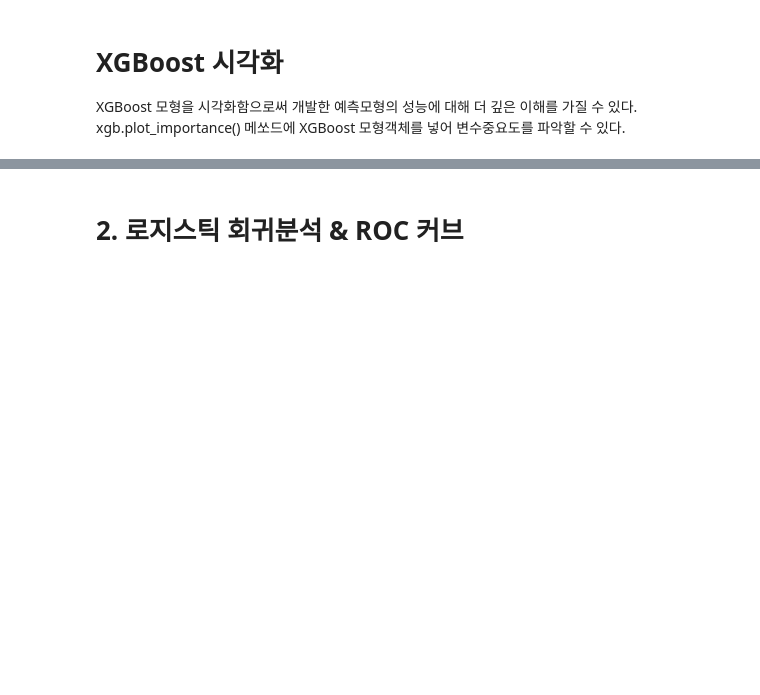
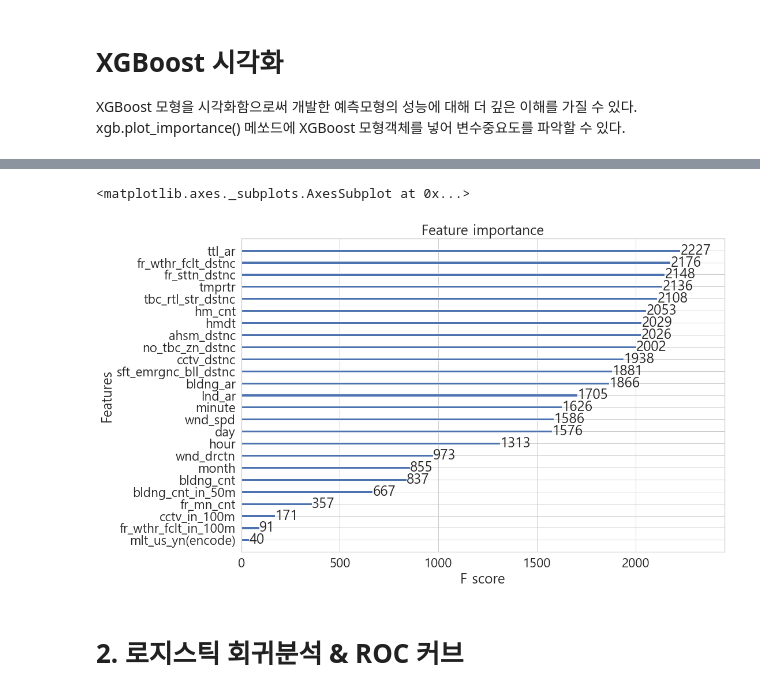
Before and after one commit to hanseul-wang/fire-prediction-model-Kimhae, a Jupyter notebook: Fire/Data_analysis/fire_prediction_1.ipynb, the cells around one changed output, grey strips where cells are left out. Saved outputs shown, nothing was run; the diff lists cells and outputs as text; code cells hidden in the pictures; blank space fills up the shorter version.

```diff
--- a/Fire/Data_analysis/fire_prediction_1.ipynb
+++ b/Fire/Data_analysis/fire_prediction_1.ipynb
@@ -209,3 +366,10 @@ xgb.plot_importance(model_xgb)
+# %%
+model_xgb_c = XGBClassifier(max_depth=10, n_estimators=300, learning_rate=0.05, verbose = True).fit(train_c_X, train_c_y)
+# %%
+xgb.plot_importance(model_xgb_c)
+# %% [output]
+<matplotlib.axes._subplots.AxesSubplot at 0x...>
+[figure, added]
 # %% [markdown]
 # 2. 로지스틱 회귀분석 & ROC 커브
 # %%
```
Also changed, not shown: parts of 60 cells of this notebook.
